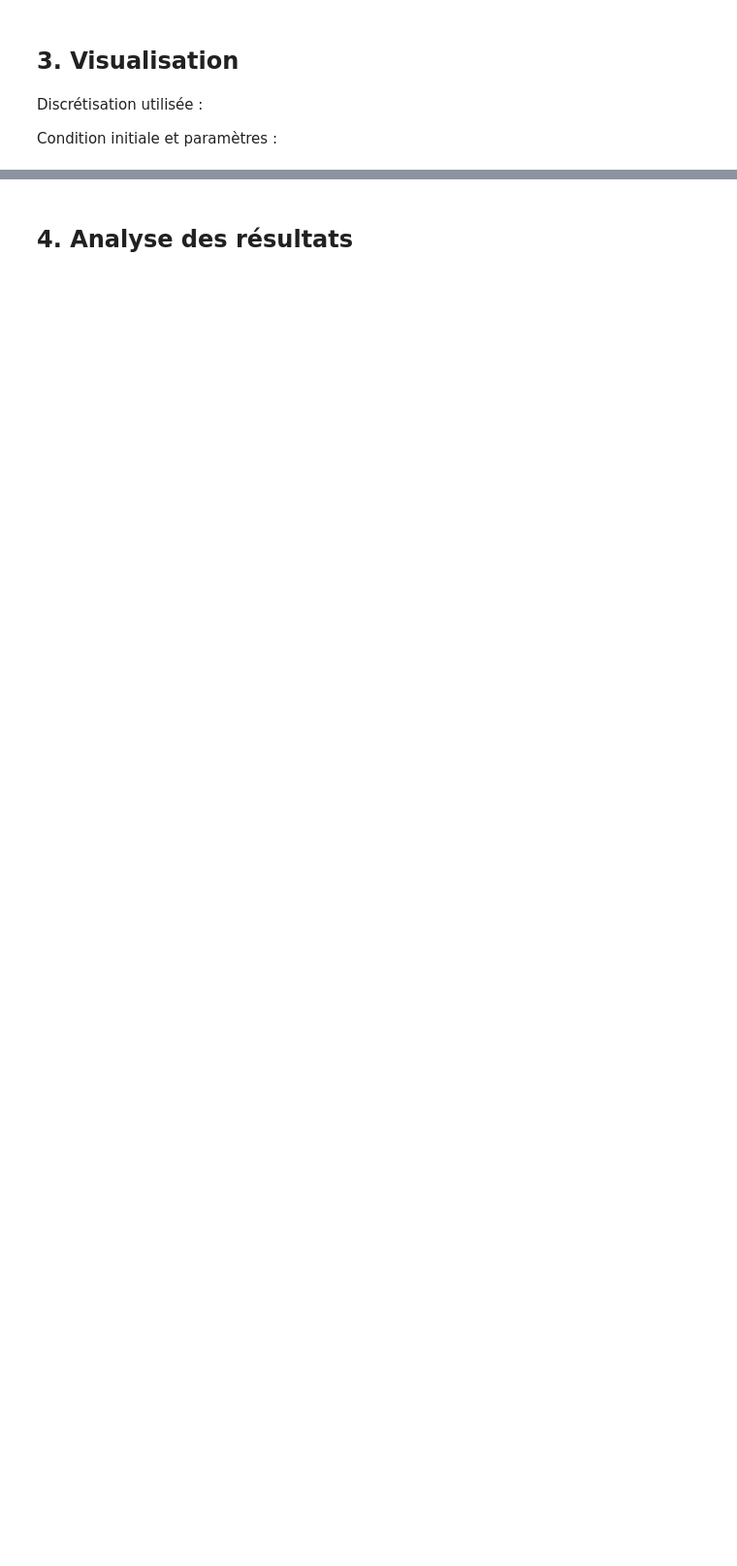
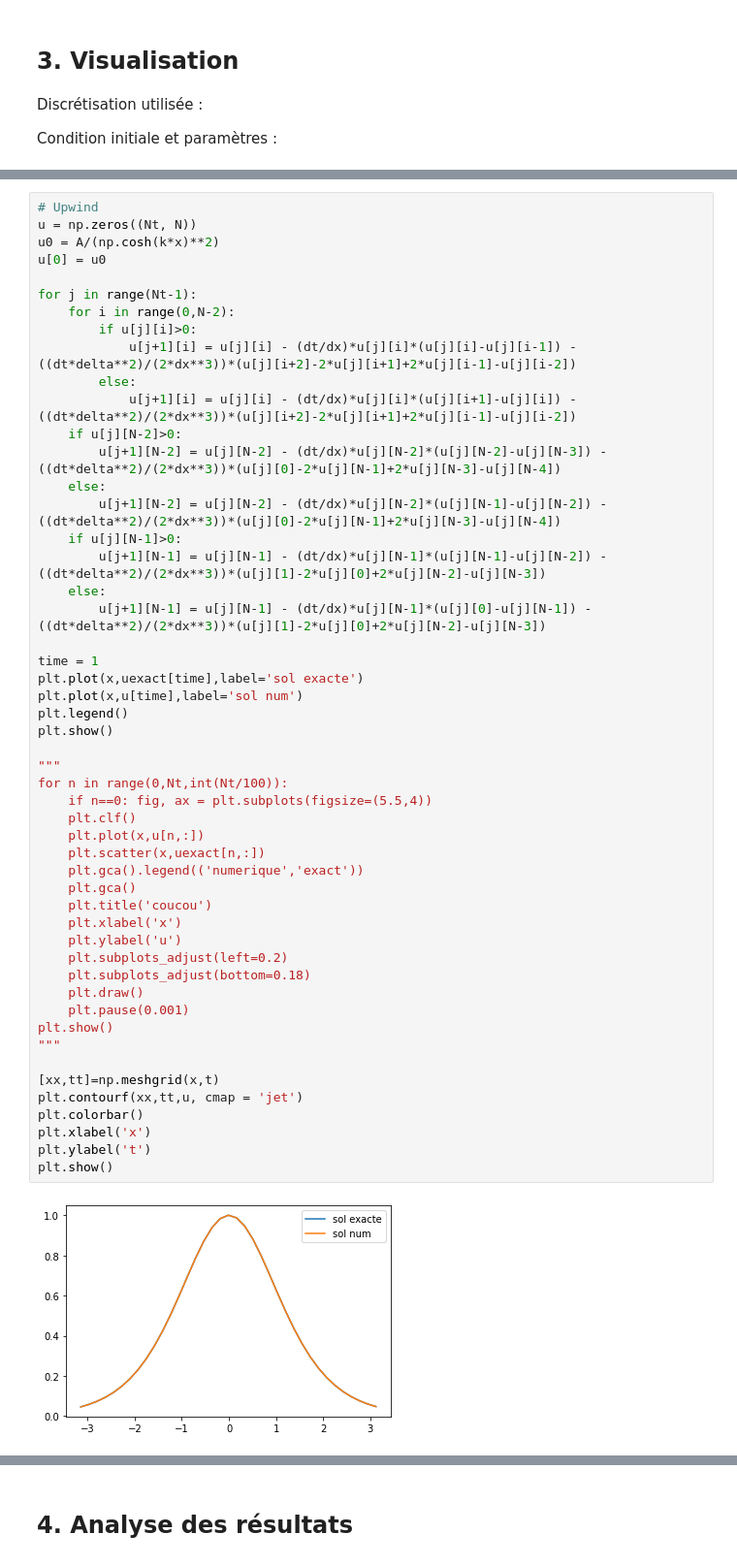
Before and after one commit to duynslaeger/projet_simulation_physique_Swift_Hohenberg, a Jupyter notebook: Rapport-KdV.ipynb, the cells around one changed output, grey strips where cells are left out. Shown at 97% size. Cells and saved outputs as stored; diff of their text form; blank space fills up the shorter version.

```diff
--- a/Rapport-KdV.ipynb
+++ b/Rapport-KdV.ipynb
@@ -63,0 +92,53 @@ Condition initiale et paramètres :
+# %%
+# Upwind
+u = np.zeros((Nt, N))
+u0 = A/(np.cosh(k*x)**2)
+u[0] = u0
+
+for j in range(Nt-1):
+    for i in range(0,N-2):
+        if u[j][i]>0:
+            u[j+1][i] = u[j][i] - (dt/dx)*u[j][i]*(u[j][i]-u[j][i-1]) - ((dt*delta**2)/(2*dx**3))*(u[j][i+2]-2*u[j][i+1]+2*u[j][i-1]-u[j][i-2])
+        else:
+            u[j+1][i] = u[j][i] - (dt/dx)*u[j][i]*(u[j][i+1]-u[j][i]) - ((dt*delta**2)/(2*dx**3))*(u[j][i+2]-2*u[j][i+1]+2*u[j][i-1]-u[j][i-2])
+    if u[j][N-2]>0:
+        u[j+1][N-2] = u[j][N-2] - (dt/dx)*u[j][N-2]*(u[j][N-2]-u[j][N-3]) - ((dt*delta**2)/(2*dx**3))*(u[j][0]-2*u[j][N-1]+2*u[j][N-3]-u[j][N-4])
+    else:
+        u[j+1][N-2] = u[j][N-2] - (dt/dx)*u[j][N-2]*(u[j][N-1]-u[j][N-2]) - ((dt*delta**2)/(2*dx**3))*(u[j][0]-2*u[j][N-1]+2*u[j][N-3]-u[j][N-4])
+    if u[j][N-1]>0:
+        u[j+1][N-1] = u[j][N-1] - (dt/dx)*u[j][N-1]*(u[j][N-1]-u[j][N-2]) - ((dt*delta**2)/(2*dx**3))*(u[j][1]-2*u[j][0]+2*u[j][N-2]-u[j][N-3])
+    else:
+        u[j+1][N-1] = u[j][N-1] - (dt/dx)*u[j][N-1]*(u[j][0]-u[j][N-1]) - ((dt*delta**2)/(2*dx**3))*(u[j][1]-2*u[j][0]+2*u[j][N-2]-u[j][N-3])
+
+time = 1
+plt.plot(x,uexact[time],label='sol exacte')
+plt.plot(x,u[time],label='sol num')
+plt.legend()
+plt.show()
+
+"""
+for n in range(0,Nt,int(Nt/100)):
+    if n==0: fig, ax = plt.subplots(figsize=(5.5,4))
+    plt.clf()
+    plt.plot(x,u[n,:])
+    plt.scatter(x,uexact[n,:])
+    plt.gca().legend(('numerique','exact'))
+    plt.gca()
+    plt.title('coucou')
+    plt.xlabel('x')
+    plt.ylabel('u')
+    plt.subplots_adjust(left=0.2)
+    plt.subplots_adjust(bottom=0.18)
+    plt.draw()
+    plt.pause(0.001)
+plt.show()
+"""
+
+[xx,tt]=np.meshgrid(x,t)
+plt.contourf(xx,tt,u, cmap = 'jet')
+plt.colorbar()
+plt.xlabel('x')
+plt.ylabel('t')
+plt.show()
+# %% [output]
+[figure, added]
```
Also changed, not shown: parts of 6 cells of this notebook.
